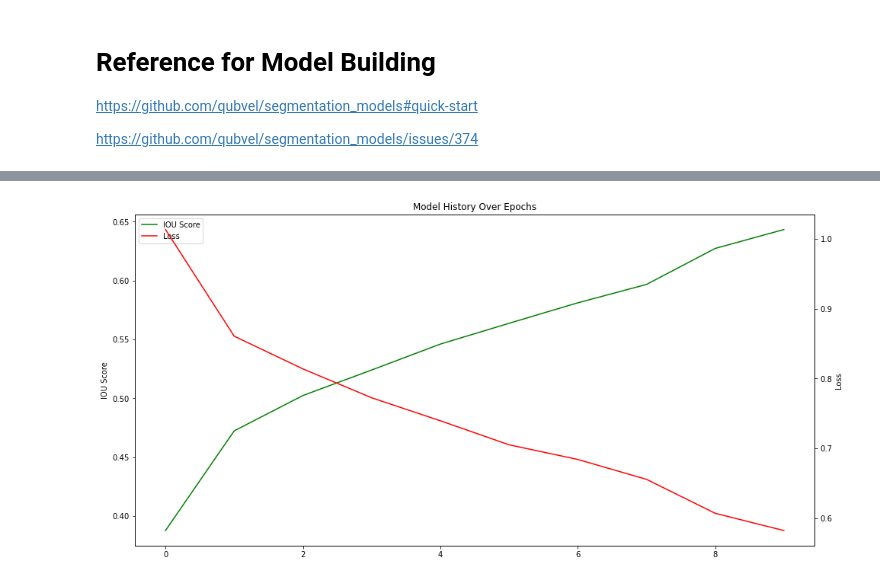
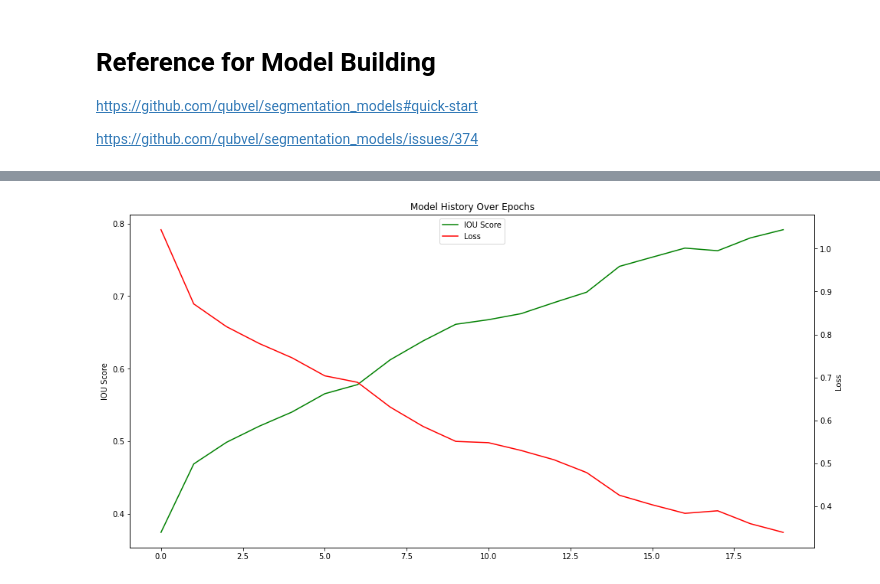
Before and after one commit to lucamarini22/food-recognition-challenge, a Jupyter notebook: food-recognition-challenge.ipynb, the cells around one changed output, grey strips where cells are left out. Saved outputs shown, nothing was run; the diff lists cells and outputs as text; code cells hidden in the pictures.

```diff
--- a/food-recognition-challenge.ipynb
+++ b/food-recognition-challenge.ipynb
@@ -326,4 +330,4 @@ Downloading data from https://github.com/qubvel/classification_models/releases/d
 # %%
 # Train the defined model on the dataset
-history = model.fit(x=np.array(aug_images), y=np.array(aug_masks), batch_size=16, epochs=10)
+history = model.fit(x=np.array(aug_images), y=np.array(aug_masks), batch_size=16, epochs=20)
 # %% [output]
@@ -350,21 +351,21 @@ Epoch 10/10
 # %%
 # Plot the loss and iou score over the epochs
 fig = plt.figure(figsize=(16, 8))
 ax1 = fig.add_subplot(111)
 ax2 = ax1.twinx()
 
 p1, = ax1.plot(history.history['iou_score'], 'g')
 ax1.set_ylabel('IOU Score')
 
 p2, = ax2.plot(history.history['loss'], 'r')
 ax2.set_ylabel('Loss')
 
-ax1.legend([p1, p2], ['IOU Score', 'Loss'], loc='best')
+ax1.legend([p1, p2], ['IOU Score', 'Loss'], loc='upper center')
 
 plt.title('Model History Over Epochs')
 plt.xlabel('Epochs')
 
 plt.show()
 # %% [output]
-[figure, old version]
+[figure, new version]
 # %%
```
Also changed, not shown: parts of 9 cells of this notebook.
